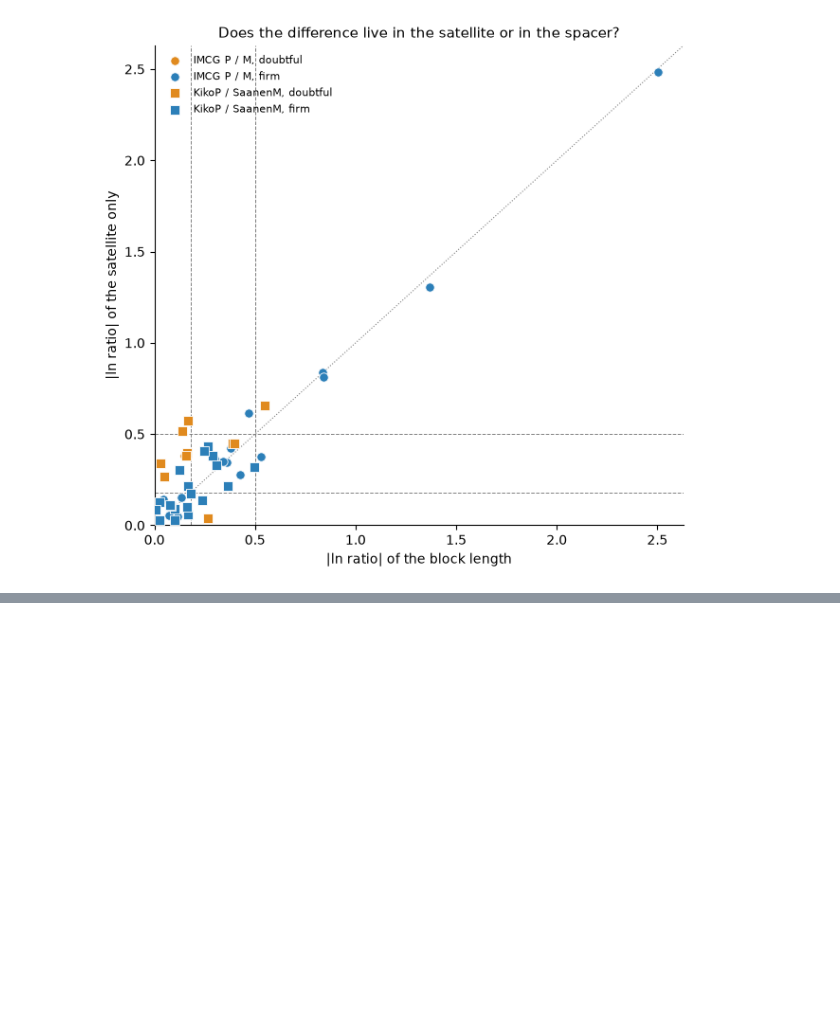
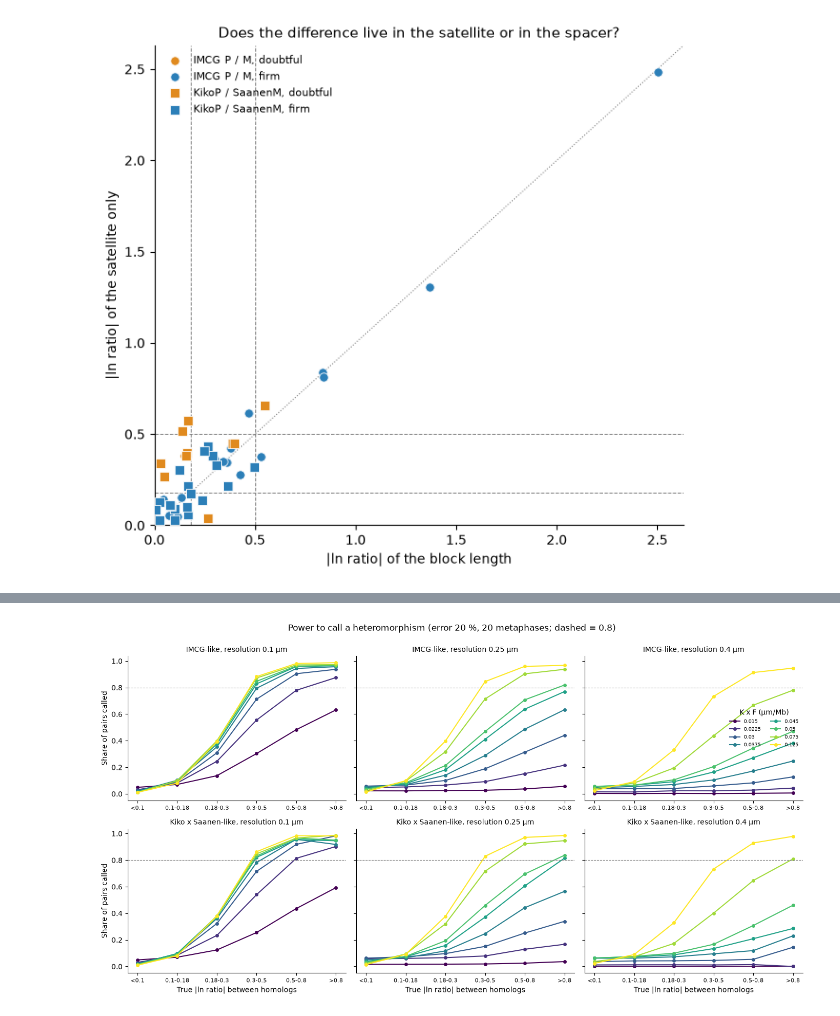
Before and after one commit to tiagoherrador/capra-hircus-karyotype-sim, a Jupyter notebook: notebooks/01_karyotype_and_simulation.ipynb, the cells around one changed output, grey strips where cells are left out. Cells and saved outputs as stored; diff of their text form; code cells hidden in the pictures; blank space fills up the shorter version.

Commit message:
Add stage 3: simulated C-banding/FISH power study with resolution, scale and band-size ranges

```diff
--- a/notebooks/01_karyotype_and_simulation.ipynb
+++ b/notebooks/01_karyotype_and_simulation.ipynb
@@ -371,0 +520,18 @@ To do: reuse the earlier simulator with the rebuilt ground truth; vary K, F, opt
+# %%
+import itertools
+GRID = list(itertools.product((0.015, 0.03, 0.05), (1.0, 1.5, 2.5), (0.1, 0.25, 0.4), (0.10, 0.20, 0.30), (10, 20), tuple(SIG_HET)))
+t0 = time.time(); reps = []
+for idx, (K_, F_, res_, err_, M_, het_) in enumerate(GRID):
+    rng = np.random.default_rng([SEED, idx])                       # one stream per scenario: results do not depend on the order
+    for r in range(N_REP):
+        reps.append(dict(K=K_, F=F_, res=res_, error=err_, metaphases=M_, het=het_, rep=r, **run(truth, K_, F_, res_, err_, M_, het_, SIG_HET, rng)))
+reps = pd.DataFrame(reps); reps['KF'] = (reps.K * reps.F).round(4)
+print(f'{len(GRID)} scenarios x {N_REP} replicates in {time.time() - t0:.0f} s')
+KEYS = ['K', 'F', 'KF', 'res', 'error', 'metaphases', 'het']
+agg = reps.groupby(KEYS).agg(measurable=('measurable', 'mean'), sens=('sens', 'mean'), spec=('spec', 'mean'), true_prevalence=('true_prevalence', 'mean'),
+                             slope_bias=('bias', 'mean'), rho_band=('rho_band', 'median'), rho_ceiling=('rho_ceiling', 'median'),
+                             rho_FISH_SatI=('rho_FISH_SatI', 'median'), rho_FISH_SatII=('rho_FISH_SatII', 'median'), rho_FISH_SatIII=('rho_FISH_SatIII', 'median')).reset_index()
+agg.round(4).to_csv(OUT/'sim_scenarios.csv', index=False)
+pcols = [c for c in reps.columns if c.startswith('power_')]
+power = reps.groupby(KEYS)[pcols].mean().reset_index(); power.round(4).to_csv(OUT/'sim_power_by_true_difference.csv', index=False)
+agg.describe().loc[['min', '50%', 'max'], ['measurable', 'sens', 'spec', 'slope_bias', 'rho_band', 'rho_ceiling']].round(3)
@@ -371,0 +548,21 @@ To do: reuse the earlier simulator with the rebuilt ground truth; vary K, F, opt
+# %%
+labels = ['<0.1', '0.1-0.18', '0.18-0.3', '0.3-0.5', '0.5-0.8', '>0.8']
+ref = power[(power.error == 0.20) & (power.metaphases == 20)]
+cmap = plt.get_cmap('viridis'); kfs = sorted(power.KF.unique()); norm = plt.Normalize(0, len(kfs) - 1)
+fig, axes = plt.subplots(2, 3, figsize=(14, 7.4), sharey=True)
+for r, hn in enumerate(SIG_HET):
+    for c, res in enumerate((0.1, 0.25, 0.4)):
+        ax = axes[r, c]
+        g = ref[(ref.het == hn) & (ref.res == res)].groupby('KF')[pcols].mean()
+        for KF, row in g.iterrows():
+            ax.plot(range(6), row.values, marker='o', ms=4, color=cmap(norm(kfs.index(KF))), label=f'{KF:.3g}')
+        ax.axhline(0.8, color='gray', lw=.8, ls='--'); ax.set_xticks(range(6)); ax.set_xticklabels(labels, fontsize=8)
+        ax.set_title(f'{hn}, resolution {res} µm', fontsize=10)
+        if c == 0: ax.set_ylabel('Share of pairs called')
+        if r == 1: ax.set_xlabel('True |ln ratio| between homologs')
+        for sp in ('top', 'right'): ax.spines[sp].set_visible(False)
+axes[0, 2].legend(title='K x F (µm/Mb)', frameon=False, fontsize=7, ncol=2, loc='center right')
+fig.suptitle('Power to call a heteromorphism (error 20 %, 20 metaphases; dashed = 0.8)', y=0.995)
+plt.tight_layout(); fig.savefig(FIG/'sim_power_curves.png', dpi=150); plt.show()
+# %% [output]
+[figure, added]
```
Also changed, not shown: parts of 12 cells of this notebook, 9 other files.
